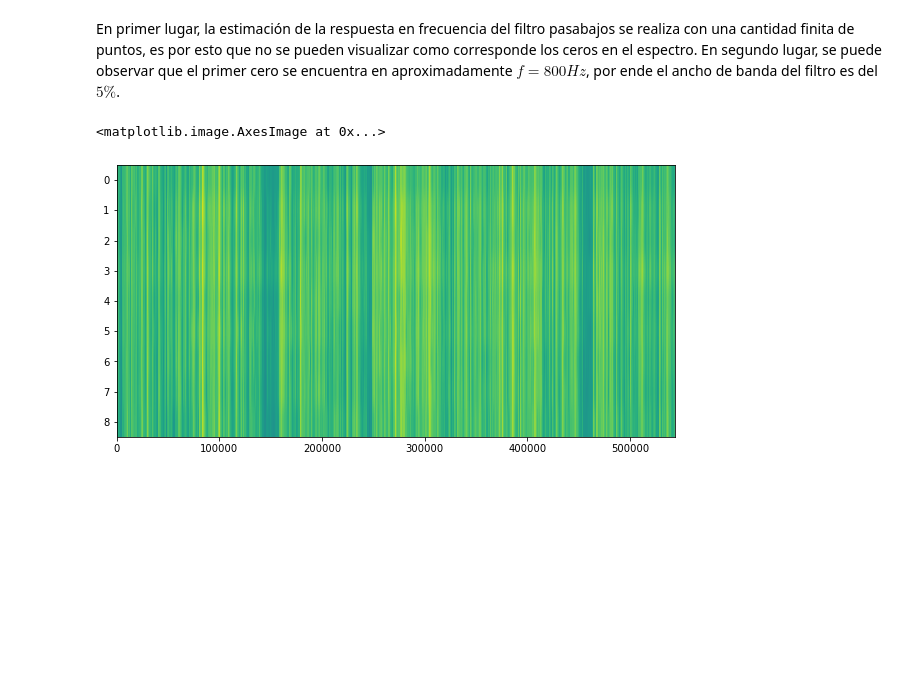
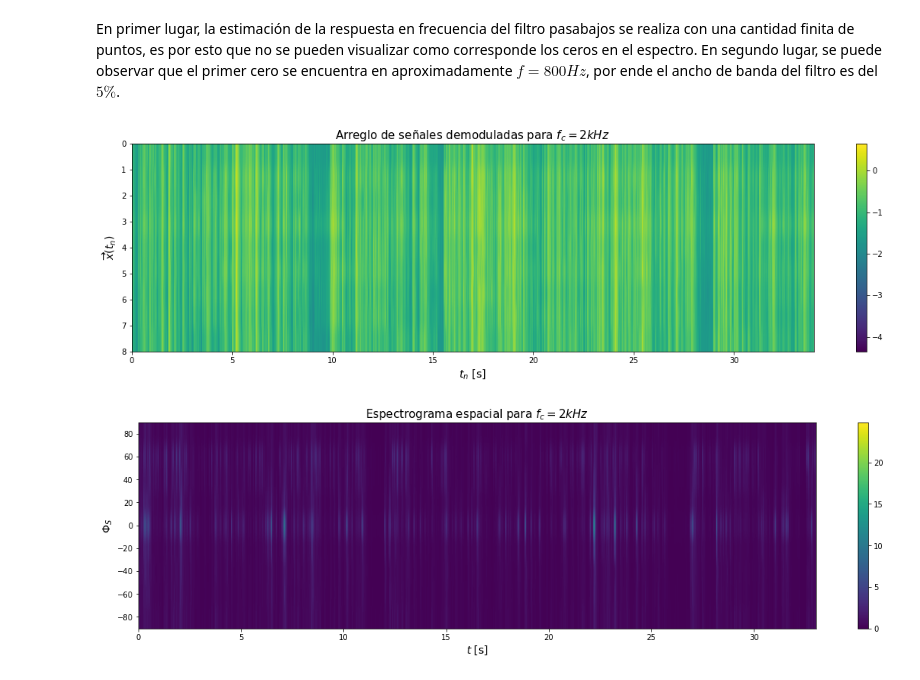
Before and after one commit to asp-image-dsp/asp-tp4, a Jupyter notebook: notebook/report.ipynb, the cells around one changed output. Cells and saved outputs as stored; diff of their text form; code cells hidden in the pictures; blank space fills up the shorter version.

```diff
--- a/notebook/report.ipynb
+++ b/notebook/report.ipynb
@@ -29,6 +29,9 @@ import IPython
 dataset_filename = '../resource/mtms-arrC1A.wav'
 fs, data_samples = wavfile.read(dataset_filename)
 data_samples = np.swapaxes(data_samples, 0, 1)
+# %%
+# Normalize samples
+data_samples = data_samples / data_samples.max()
 # %%
 # Play the recorded sound, take first two sensors because max amount of channels is 2 for Audio function
 IPython.display.Audio(data_samples[0:2], rate=fs)
@@ -118,6 +119,12 @@ norm_filtered_samples = abs_filtered_samples / abs_filtered_samples.max()
-# %%
-plt.figure(figsize=(10, 5))
-plt.imshow(np.log10(norm_filtered_samples + 0.00001), aspect='auto')
-# %% [output]
-<matplotlib.image.AxesImage at 0x...>
-[figure, removed]
+# %%
+range_filtered_samples = np.where(filtered_samples == 0.0, filtered_samples.min(), filtered_samples)
+# %%
+plt.figure(figsize=(20, 5))
+plt.imshow(np.log10(np.abs(range_filtered_samples)), aspect='auto', extent=[0, filtered_samples.shape[1] / fs, 8, 0])
+plt.title('Arreglo de señales demoduladas para $f_c = 2 kHz$', fontsize=15)
+plt.colorbar()
+plt.ylabel('$ \overrightarrow{x} (t_n)$', fontsize=14)
+plt.xlabel('$t_n$ [s]', fontsize=14)
+plt.show()
+# %% [output]
+[figure, added]
@@ -123,0 +135,13 @@ plt.imshow(np.log10(norm_filtered_samples + 0.00001), aspect='auto')
+# %%
+from_time = 0.0
+to_time = 33.0
+
+plt.figure(figsize=(20, 5))
+plt.imshow(np.abs(spatial_spectrum[:,int(from_time * fs):int(to_time * fs)]), aspect='auto', extent=[from_time, to_time, -90, 90])
+plt.title('Espectrograma espacial para $f_c = 2 kHz$', fontsize=15)
+plt.colorbar()
+plt.ylabel('$ \Phi_S $', fontsize=14)
+plt.xlabel('$t$ [s]', fontsize=14)
+plt.show()
+# %% [output]
+[figure, added]
```
Also changed, not shown: parts of 4 cells of this notebook, 1 other file.
